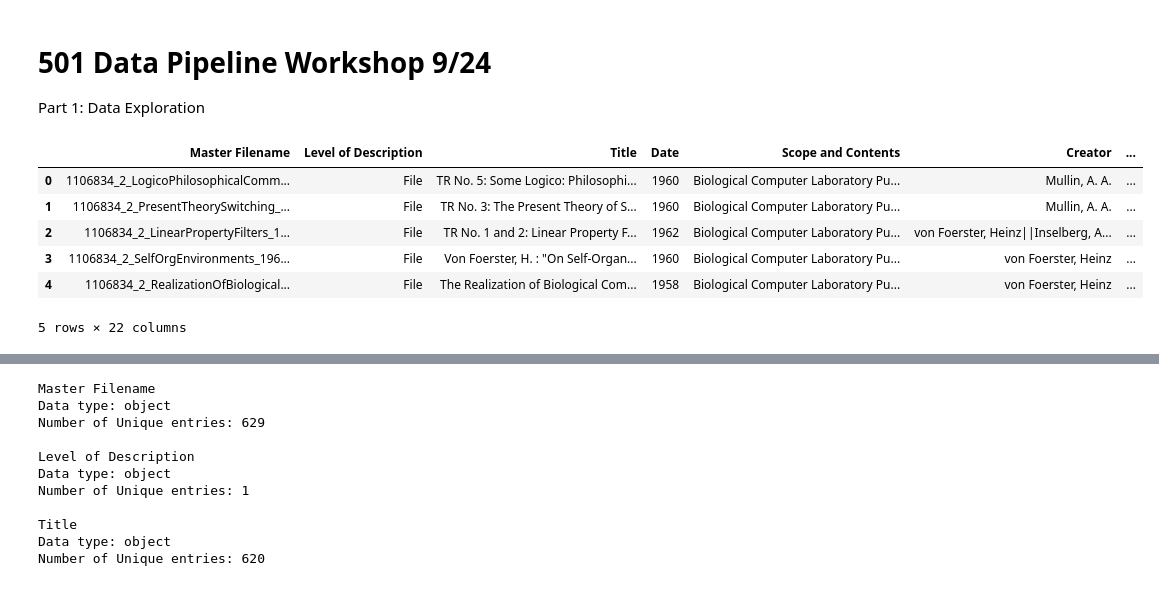
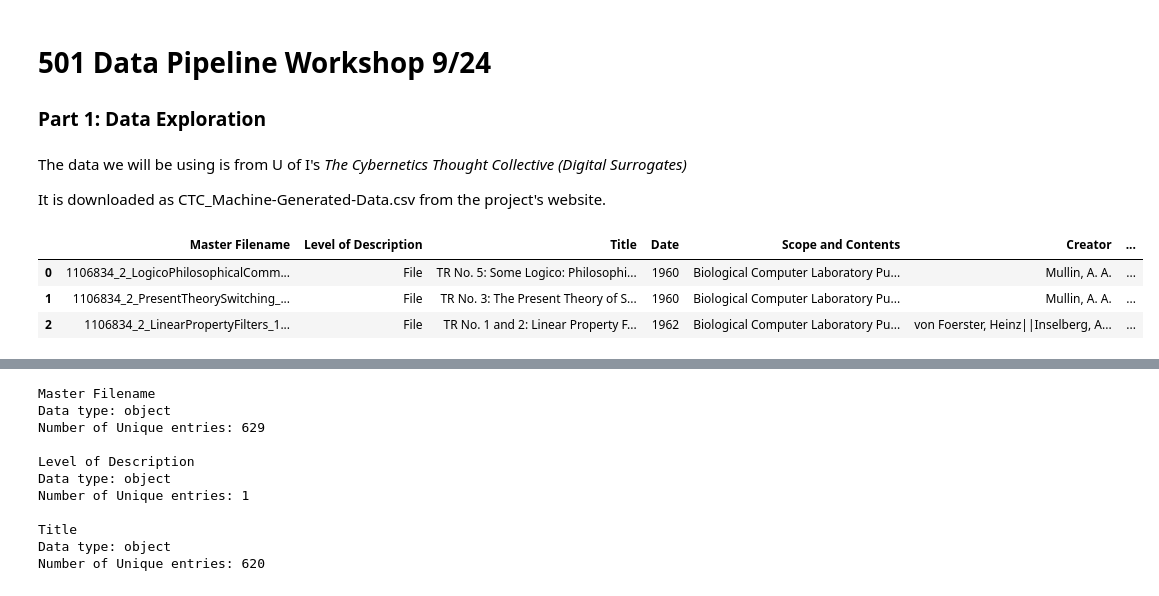
Before and after one commit to monica-marion/I501workshop, a Jupyter notebook: Workshop_part1.ipynb, the cells around one changed output, grey strips where cells are left out. Drawn from its saved outputs; the diff is of its cells as text; code cells hidden in the pictures.

```diff
--- a/Workshop_part1.ipynb
+++ b/Workshop_part1.ipynb
@@ -1,4 +1,4 @@
 # %% [markdown]
 <h1> 501 Data Pipeline Workshop 9/24 </h1>
-<p> Part 1: Data Exploration</p>
+<h3> Part 1: Data Exploration</h3>
 # %%
@@ -9,15 +13,15 @@ import folium
 import matplotlib.pyplot as plt
+# %% [markdown]
+<p>The data we will be using is from U of I's <i>The Cybernetics Thought Collective (Digital Surrogates)</i> </p>
+<p>It is downloaded as CTC_Machine-Generated-Data.csv from the project's website.</p>
 # %%
-##import the data from file
+## Import the data from file
 cybernetics_data = pd.read_csv ('../CTC_Machine-Generated-Data.csv')
 
-##display the data as spreadsheet
-cybernetics_data.head(5)
+# Display the first three rows of the data as a spreadsheet
+display(cybernetics_data.head(3))
 # %% [output]
 |  | Master Filename | Level of Description | Title | Date | Scope and Contents | Creator | ... |
 | 0 | 1106834_2_LogicoPhilosophicalComm... | File | TR No. 5: Some Logico: Philosophi... | 1960 | Biological Computer Laboratory Pu... | Mullin, A. A. | ... |
 | 1 | 1106834_2_PresentTheorySwitching_... | File | TR No. 3: The Present Theory of S... | 1960 | Biological Computer Laboratory Pu... | Mullin, A. A. | ... |
 | 2 | 1106834_2_LinearPropertyFilters_1... | File | TR No. 1 and 2: Linear Property F... | 1962 | Biological Computer Laboratory Pu... | von Foerster, Heinz||Inselberg, A... | ... |
-| 3 | 1106834_2_SelfOrgEnvironments_196... | File | Von Foerster, H. : "On Self-Organ... | 1960 | Biological Computer Laboratory Pu... | von Foerster, Heinz | ... |
-| 4 | 1106834_2_RealizationOfBiological... | File | The Realization of Biological Com... | 1958 | Biological Computer Laboratory Pu... | von Foerster, Heinz | ... |
-5 rows × 22 columns
```
Also changed, not shown: parts of 18 cells of this notebook, 2 other files.
